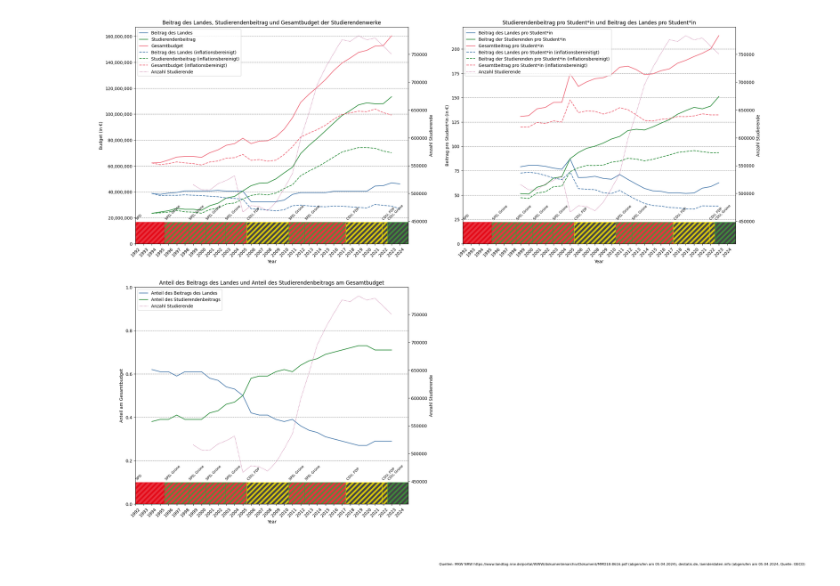
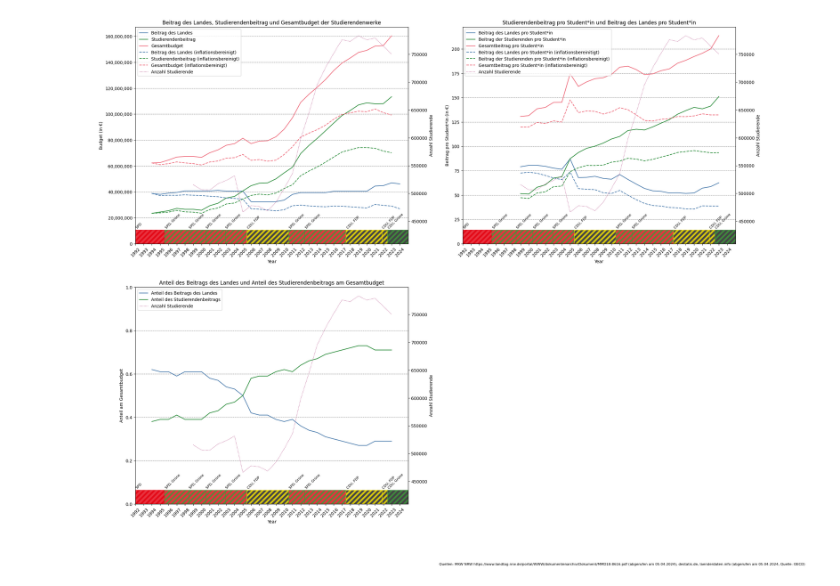
Before and after one commit to cuteredpwnda/visualizations, a Jupyter notebook: Finanzierung_Studierendenwerke/studiwerk_stats.ipynb, the cells around one changed output. Saved outputs shown, nothing was run; the diff lists cells and outputs as text; code cells hidden in the pictures.

```diff
--- a/Finanzierung_Studierendenwerke/studiwerk_stats.ipynb
+++ b/Finanzierung_Studierendenwerke/studiwerk_stats.ipynb
@@ -469,35 +469,35 @@ for ax in subplots:
             edgecolor=ec,
             alpha=0.8,
             hatch=r"//",
-            ymax=0.1,
+            ymax=0.065,
         )
         txt_start = (
             row["von"]
             if row["von"] > df.index.min() - pd.DateOffset(years=1)
             else min_date + 0
         )
         ax.text(
             txt_start,
-            ax.get_ylim()[1] * 0.11,
+            ax.get_ylim()[1] * 0.07,
             f"{', '.join(row['Regierungsparteien_kurz'])}",
             rotation=45,
             fontsize=8,
             color="black",
         )
 
 # add sources to the plot
 today = datetime.now().strftime("%d.%m.%Y")
 plt.figtext(
     0.99,
     0.01,
     f"Quellen: MKW NRW {URL} (abgerufen am {today}), destatis.de, laenderdaten.info (abgerufen am {today}, Quelle: OECD)",
     ha="right",
     va="bottom",
     fontsize=8,
 )
 
 
 plt.savefig("data/budget_plot_lowres.png", bbox_inches='tight')
 plt.savefig("data/budget_plot.png", bbox_inches='tight', dpi=600)
 # %% [output]
-[figure, old version]
+[figure, new version]
```
Also changed, not shown: parts of 1 cell of this notebook, 2 other files.
